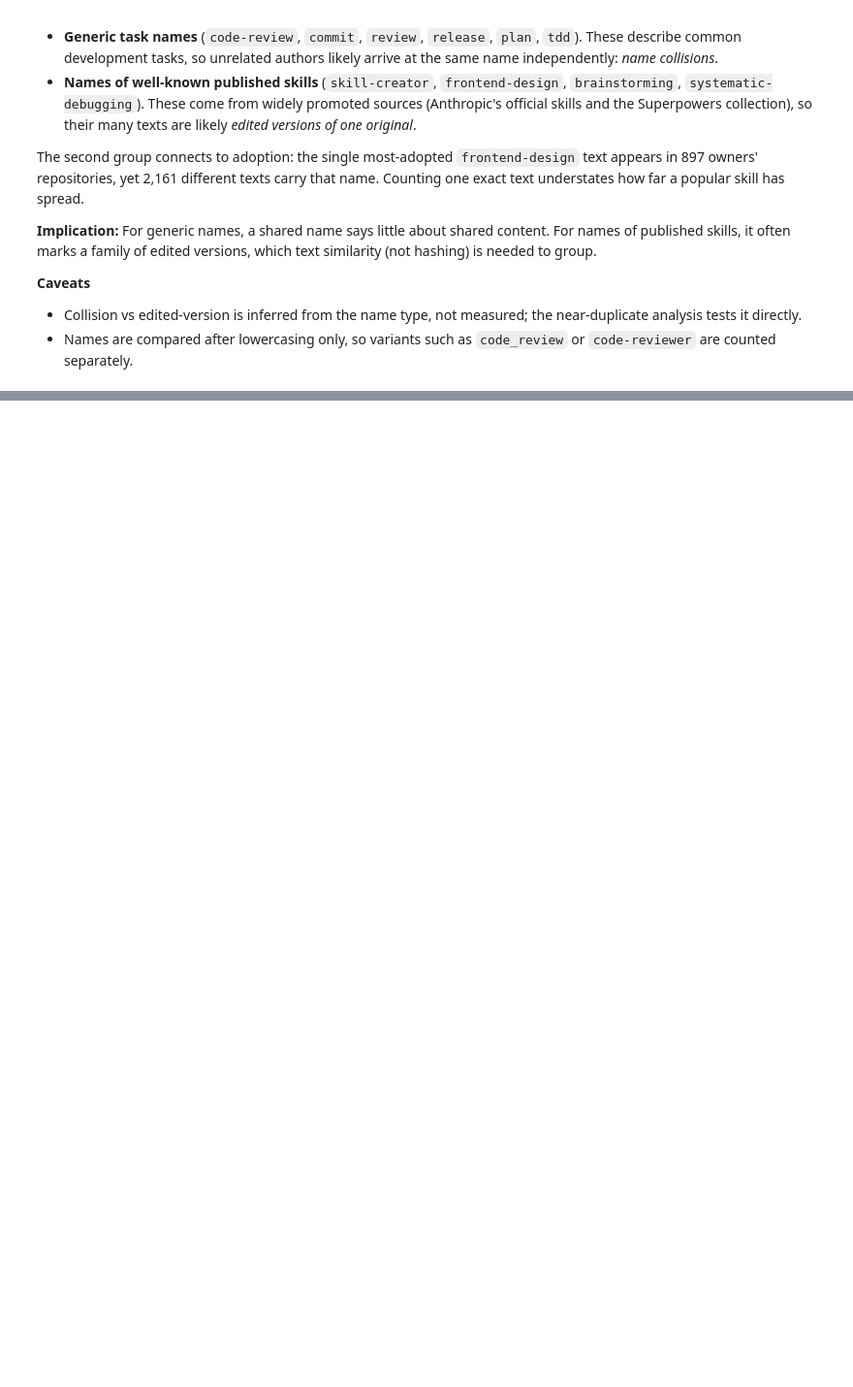
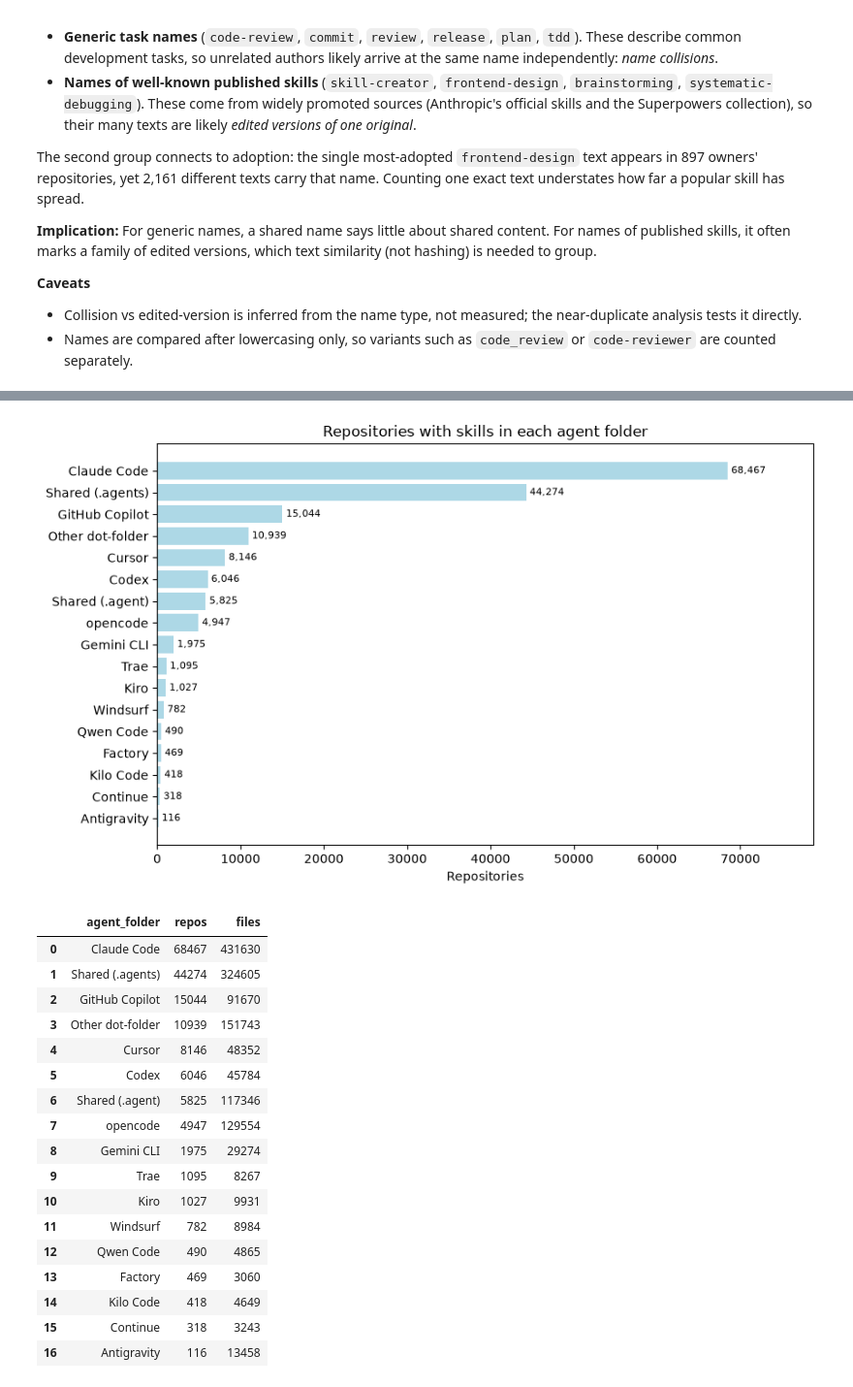
Before and after one commit to TJ690/SWE-Group-Project--Project-3, a Jupyter notebook: src/notebooks/EDA.ipynb, the cells around one changed output, grey strips where cells are left out. Shown at 97% size. Saved outputs shown, nothing was run; the diff lists cells and outputs as text; code cells hidden in the pictures; blank space fills up the shorter version.

```diff
--- a/src/notebooks/EDA.ipynb
+++ b/src/notebooks/EDA.ipynb
@@ -290,0 +1110,41 @@ versions, which text similarity (not hashing) is needed to group.
+# %%
+agents = con.execute(f"""
+    SELECT agent_folder,
+           COUNT(DISTINCT repo_full_name) AS repos,
+           COUNT(*)                       AS files
+    FROM '{file_agents_path}'
+    WHERE agent_folder <> 'No agent folder'
+    GROUP BY 1
+    ORDER BY repos DESC
+""").df()
+
+fig, ax = plt.subplots(figsize=(9, 5.5))
+y = range(len(agents))[::-1]                      # largest at the top
+bars = ax.barh(list(y), agents.repos, color="lightblue")
+ax.set_yticks(list(y), agents.agent_folder)
+ax.bar_label(bars, labels=[f"{r:,}" for r in agents.repos], padding=3, fontsize=8)
+ax.set_xlabel("Repositories")
+ax.set_xlim(0, agents.repos.max() * 1.15)
+ax.set_title("Repositories with skills in each agent folder")
+plt.tight_layout(); plt.show()
+agents
+# %% [output]
+[figure, added]
+|  | agent_folder | repos | files |
+| 0 | Claude Code | 68467 | 431630 |
+| 1 | Shared (.agents) | 44274 | 324605 |
+| 2 | GitHub Copilot | 15044 | 91670 |
+| 3 | Other dot-folder | 10939 | 151743 |
+| 4 | Cursor | 8146 | 48352 |
+| 5 | Codex | 6046 | 45784 |
+| 6 | Shared (.agent) | 5825 | 117346 |
+| 7 | opencode | 4947 | 129554 |
+| 8 | Gemini CLI | 1975 | 29274 |
+| 9 | Trae | 1095 | 8267 |
+| 10 | Kiro | 1027 | 9931 |
+| 11 | Windsurf | 782 | 8984 |
+| 12 | Qwen Code | 490 | 4865 |
+| 13 | Factory | 469 | 3060 |
+| 14 | Kilo Code | 418 | 4649 |
+| 15 | Continue | 318 | 3243 |
+| 16 | Antigravity | 116 | 13458 |
```
Also changed, not shown: parts of 42 cells of this notebook, 4 other files.
